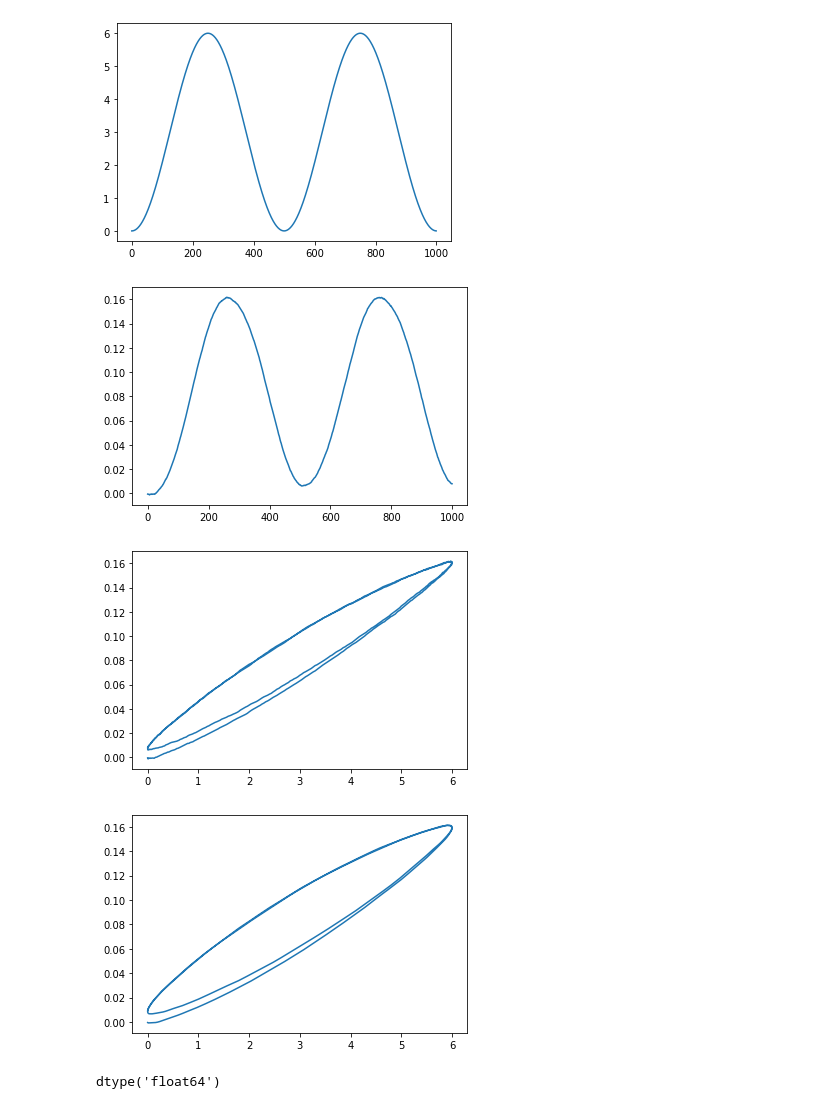
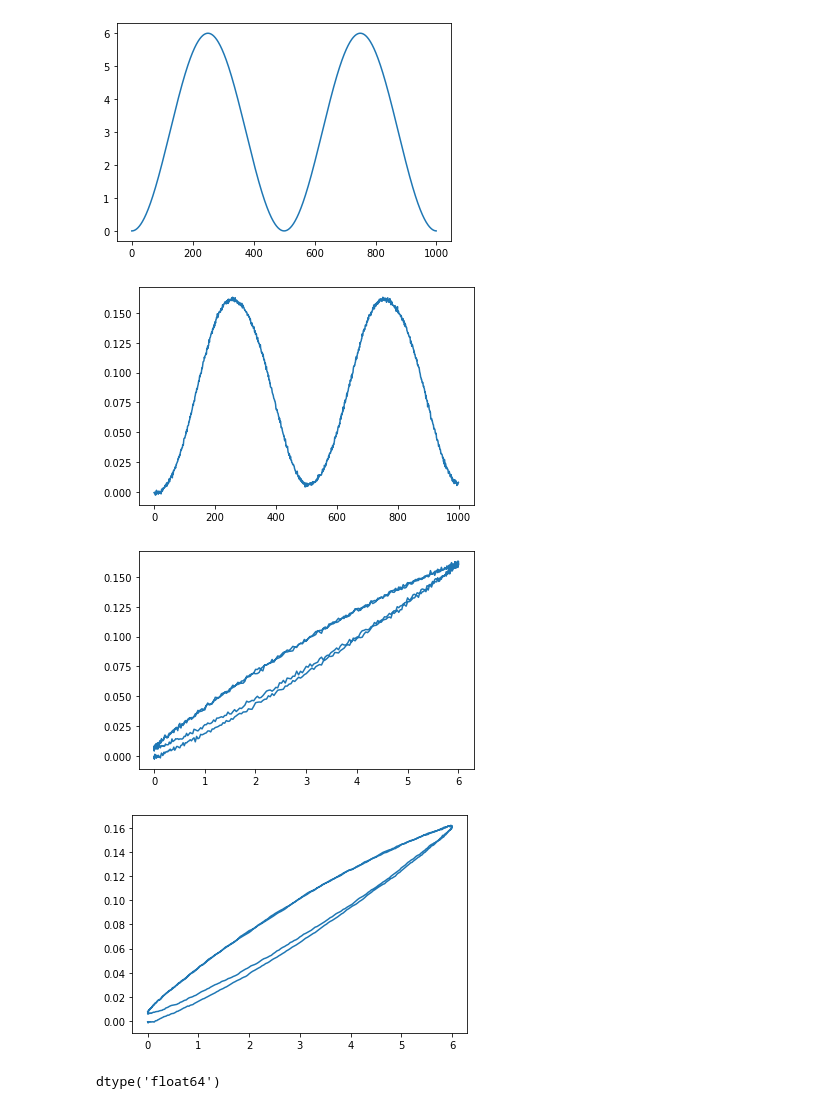
Before and after one commit to dhuMuhammadasif/test, a Jupyter notebook: 13_2_23_modified_simple_model_training.ipynb, the cells around one changed output. Cells and saved outputs as stored; diff of their text form; code cells hidden in the pictures.

```diff
--- a/13_2_23_modified_simple_model_training.ipynb
+++ b/13_2_23_modified_simple_model_training.ipynb
@@ -38,7 +38,7 @@ len(df_1['y'])
 # %% [output]
 1996
 # %%
-n_train = 1500
+n_train = 1000
 train_x = train_x[:n_train]
 train_y = train_y[:n_train]
 # %%
@@ -54,12 +54,12 @@ plt.show()
 plt.plot(train_y)
 plt.show()
 # %% [output]
-[figure, old version]
+[figure, new version]
 # %%
 plt.plot(train_x, train_y)
 plt.show()
 # %% [output]
-[figure, old version]
+[figure, new version]
 # %%
 def ewma_vectorized(data, window):
     alpha = 3 /(window + 3)
@@ -78,11 +78,11 @@ def ewma_vectorized(data, window):
     out = offset + cumsums*scale_arr[::-1]
     return out
 # %%
-train_y = ewma_vectorized(train_y, 18)
+train_y = ewma_vectorized(train_y, 12)
 plt.plot(train_x, train_y)
 plt.show()
 # %% [output]
-[figure, old version]
+[figure, new version]
 # %%
 import numpy as np
 # %%
```
Also changed, not shown: parts of 72 cells of this notebook.
